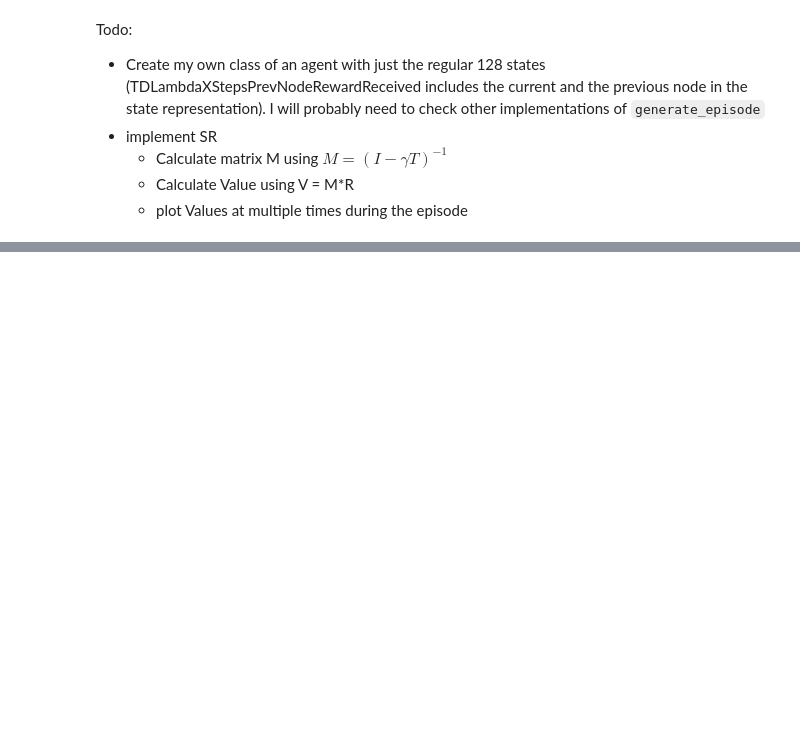
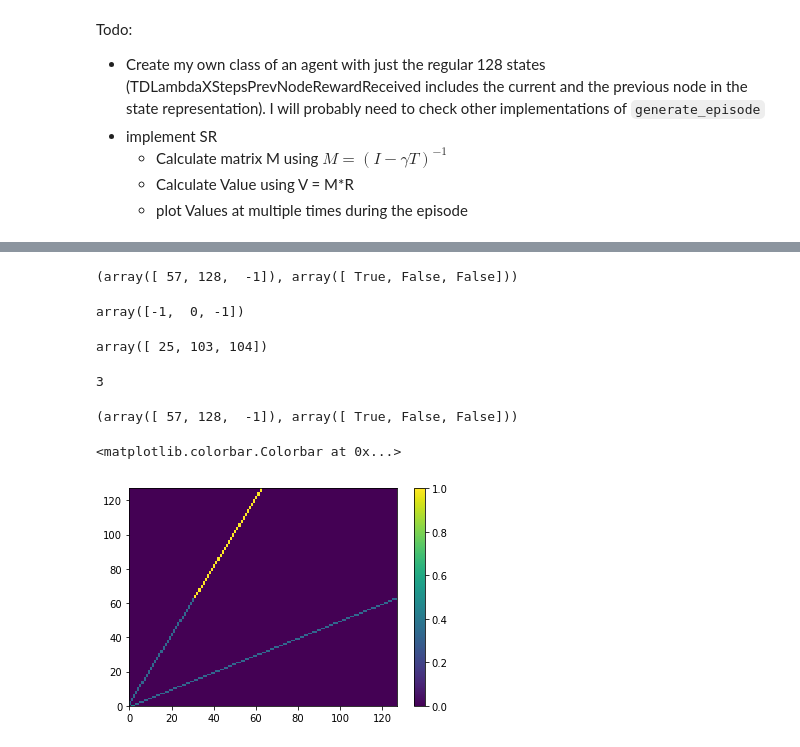
Before and after one commit to umeshksingla/MouseMazeHierRL, a Jupyter notebook: RL_model_and_analysis.ipynb, the cells around one changed output, grey strips where cells are left out. Drawn from its saved outputs; the diff is of its cells as text; code cells hidden in the pictures; blank space fills up the shorter version.

```diff
--- a/RL_model_and_analysis.ipynb
+++ b/RL_model_and_analysis.ipynb
@@ -397,3 +389,7 @@ Todo:
   - Calculate matrix M using $M=(I-\gamma T)^{-1}$
   - Calculate Value using V = M*R
   - plot Values at multiple times during the episode
+# %%
+from TDLambdaSR_model import TDLambdaSR
+
+agnt = TDLambdaSR()
@@ -399,0 +400,42 @@ Todo:
+# %%
+agnt.nodemap[116], \
+np.logical_and(agnt.nodemap[116]!=INVALID_STATE, agnt.nodemap[116]!=WATER_PORT_STATE, array([True, True, False]))
+# %% [output]
+(array([ 57, 128,  -1]), array([ True, False, False]))
+# %%
+agnt.nodemap[127]
+# %% [output]
+array([-1,  0, -1])
+# %%
+agnt.nodemap[51][agnt.nodemap[51]!=INVALID_STATE]
+# %% [output]
+array([ 25, 103, 104])
+# %%
+sum(agnt.nodemap[60]!=INVALID_STATE)
+# %% [output]
+3
+# %%
+state=116
+agnt.nodemap[state], np.logical_and(np.logical_and(agnt.nodemap[state]!=INVALID_STATE, agnt.nodemap[state]!=WATER_PORT_STATE), agnt.nodemap[state]!=HOME_NODE)
+# %% [output]
+(array([ 57, 128,  -1]), array([ True, False, False]))
+# %%
+# %matplotlib qt
+%matplotlib inline
+
+n_states=127
+T = np.zeros((n_states, n_states))
+for state in arange(n_states):
+    mask_valid_next_states = np.logical_and(np.logical_and(agnt.nodemap[state]!=INVALID_STATE, \
+                                                           agnt.nodemap[state]!=WATER_PORT_STATE), \
+                                            agnt.nodemap[state]!=HOME_NODE)
+    n_possibilities = float(sum(mask_valid_next_states))
+
+    for next_state in agnt.nodemap[state][mask_valid_next_states]:
+        T[state, next_state] = float(1/n_possibilities)
+figure()
+pcolormesh(T)
+colorbar()
+# %% [output]
+<matplotlib.colorbar.Colorbar at 0x...>
+[figure, added]
```
Also changed, not shown: parts of 10 cells of this notebook, 2 other files.
